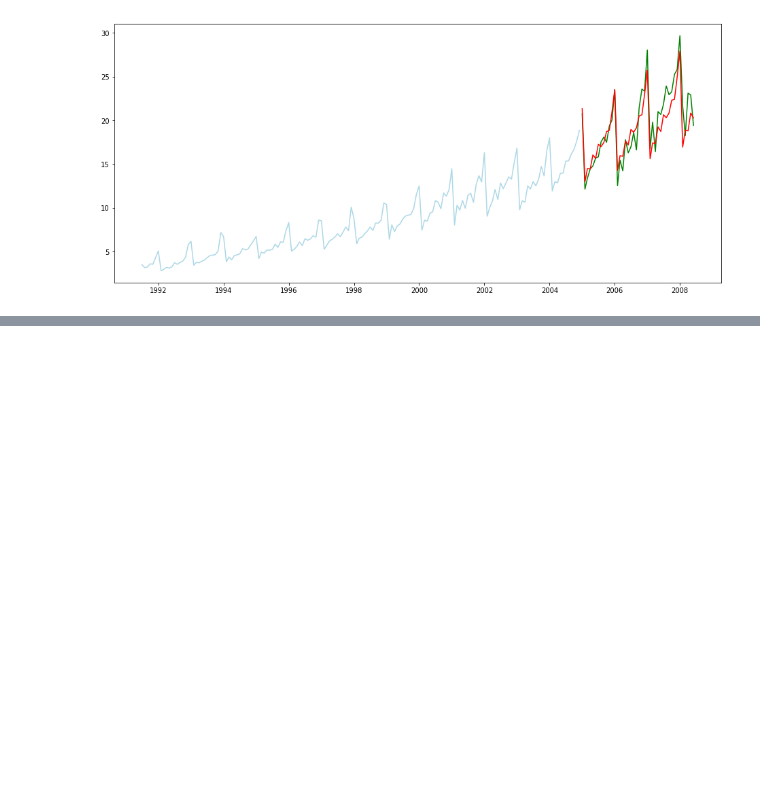
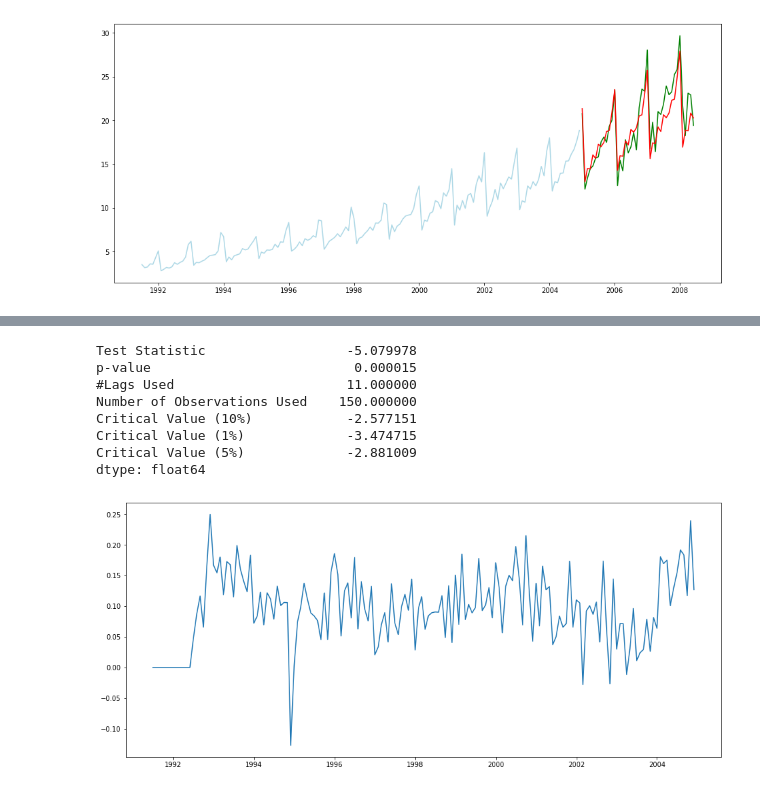
Before and after one commit to prakashjayy/Time_Series_Course, a Jupyter notebook: Session-2.ipynb, the cells around one changed output, grey strips where cells are left out. Cells and saved outputs as stored; diff of their text form; code cells hidden in the pictures; blank space fills up the shorter version.

```diff
--- a/Session-2.ipynb
+++ b/Session-2.ipynb
@@ -383,0 +320,15 @@ plt.show()
+# %%
+seasonal_data_differenced = log_train["y"] - log_train["y"].shift(12)
+seasonal_data_differenced = seasonal_data_differenced.fillna(0)
+seasonal_data_differenced = pd.DataFrame(seasonal_data_differenced)
+stationarity_test(seasonal_data_differenced)
+# %% [output]
+Test Statistic                  -5.079978
+p-value                          0.000015
+#Lags Used                      11.000000
+Number of Observations Used    150.000000
+Critical Value (10%)            -2.577151
+Critical Value (1%)             -3.474715
+Critical Value (5%)             -2.881009
+dtype: float64
+[figure, added]
```
Also changed, not shown: parts of 42 cells of this notebook, 3 other files.
